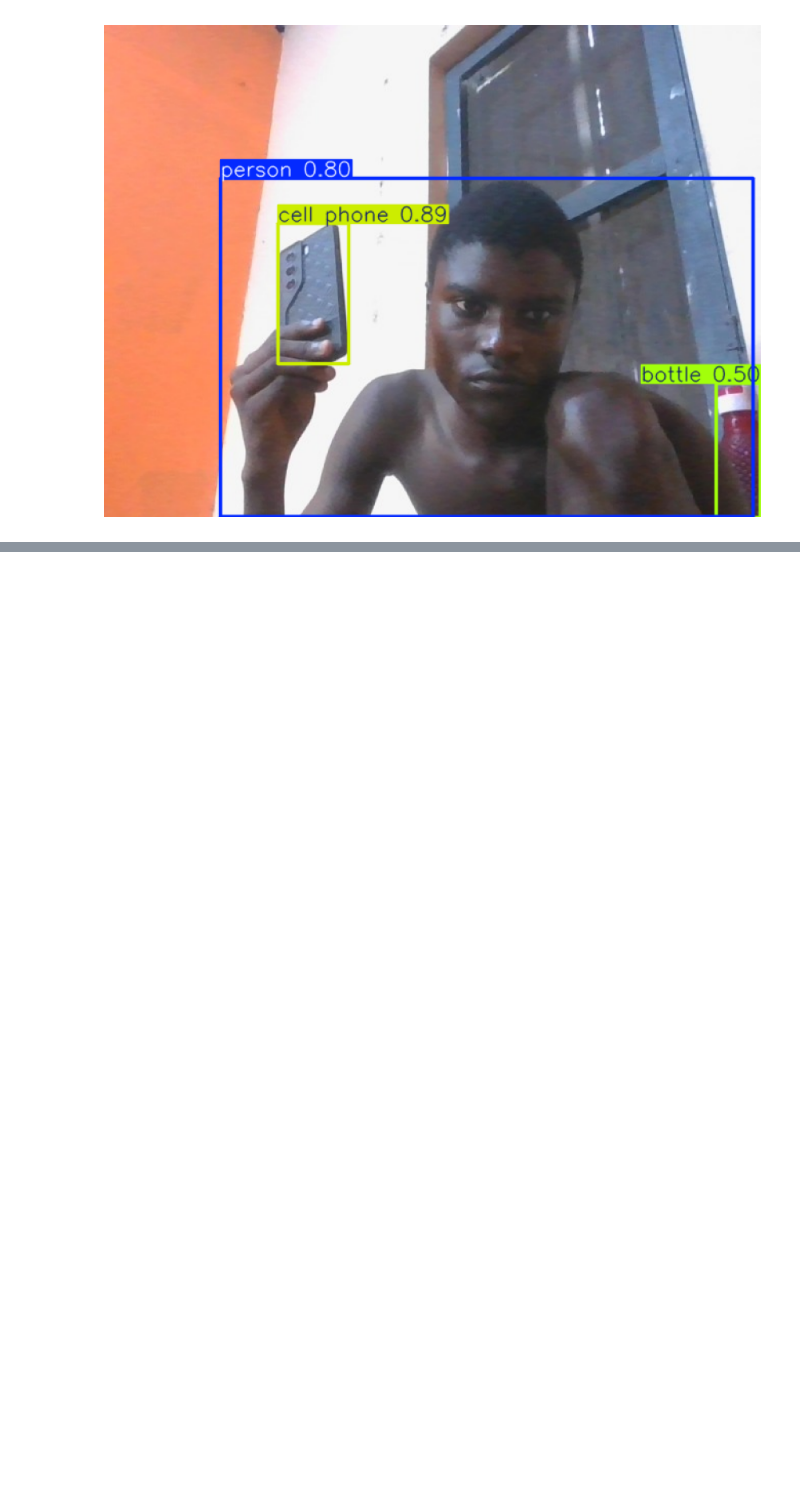
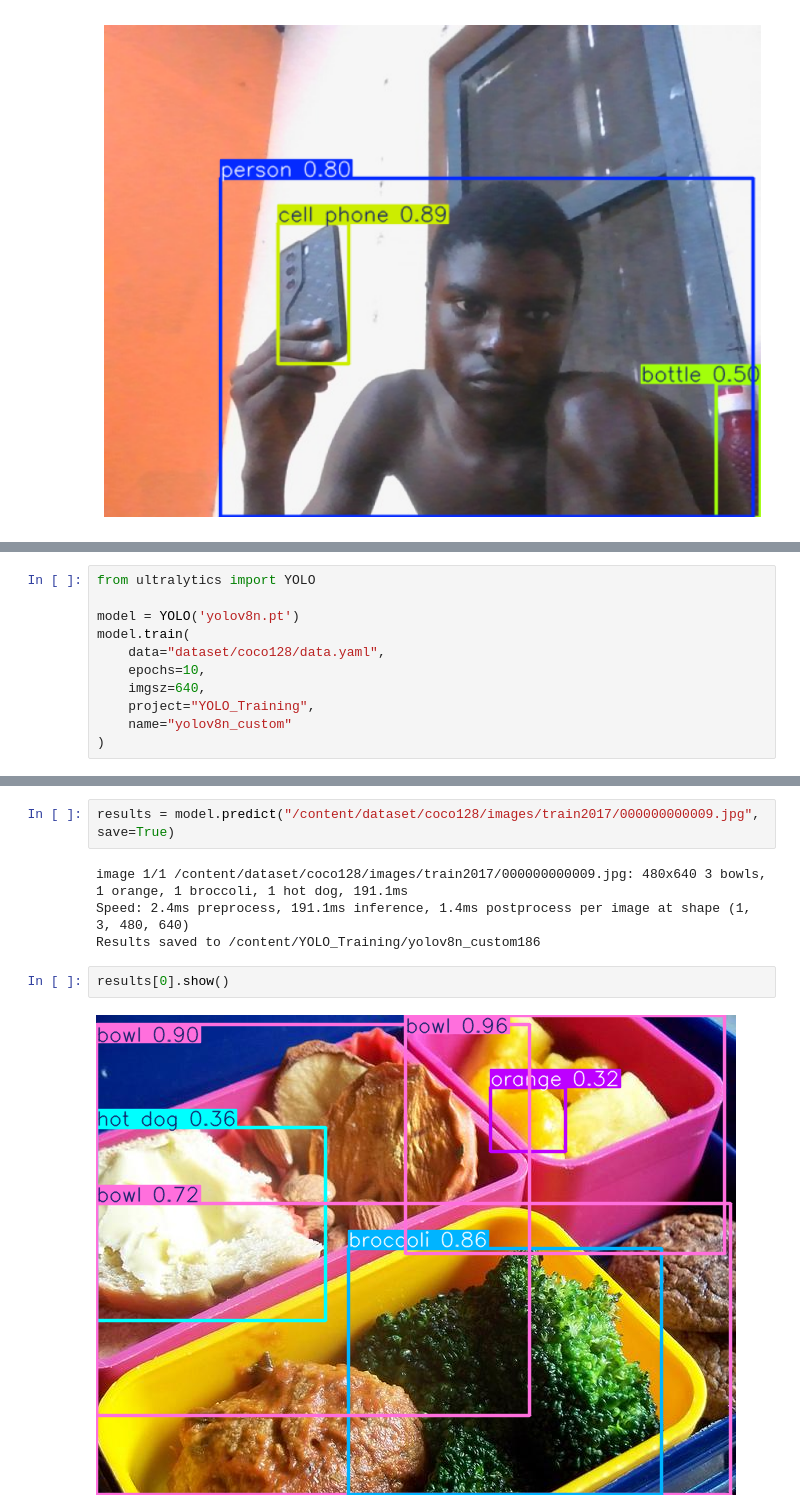
Before and after one commit to war-riz/object-detection-demo, a Jupyter notebook: Object_Detection.ipynb, the cells around one changed output, grey strips where cells are left out. Cells and saved outputs as stored; diff of their text form; blank space fills up the shorter version.

Commit message:
fourth day; mini YOLO training

```diff
--- a/Object_Detection.ipynb
+++ b/Object_Detection.ipynb
@@ -179,0 +333,11 @@ Speed: 2.7ms preprocess, 207.6ms inference, 2.0ms postprocess per image at shape
+# %%
+from ultralytics import YOLO
+
+model = YOLO('yolov8n.pt')
+model.train(
+    data="dataset/coco128/data.yaml",
+    epochs=10,
+    imgsz=640,
+    project="YOLO_Training",
+    name="yolov8n_custom"
+)
@@ -179,0 +379,10 @@ Speed: 2.7ms preprocess, 207.6ms inference, 2.0ms postprocess per image at shape
+# %%
+results = model.predict("/content/dataset/coco128/images/train2017/000000000009.jpg", save=True)
+# %% [output]
+image 1/1 /content/dataset/coco128/images/train2017/000000000009.jpg: 480x640 3 bowls, 1 orange, 1 broccoli, 1 hot dog, 191.1ms
+Speed: 2.4ms preprocess, 191.1ms inference, 1.4ms postprocess per image at shape (1, 3, 480, 640)
+Results saved to /content/YOLO_Training/yolov8n_custom186
+# %%
+results[0].show()
+# %% [output]
+[figure, added]
```
Also changed, not shown: parts of 9 cells of this notebook.
